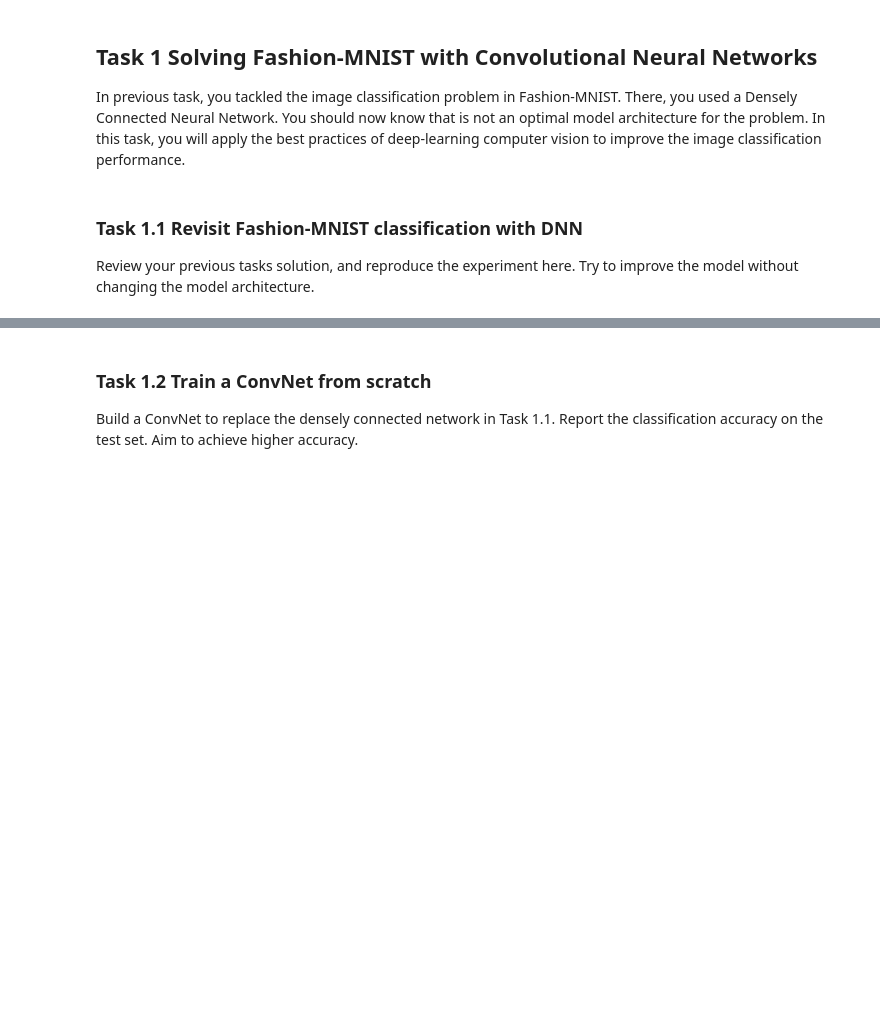
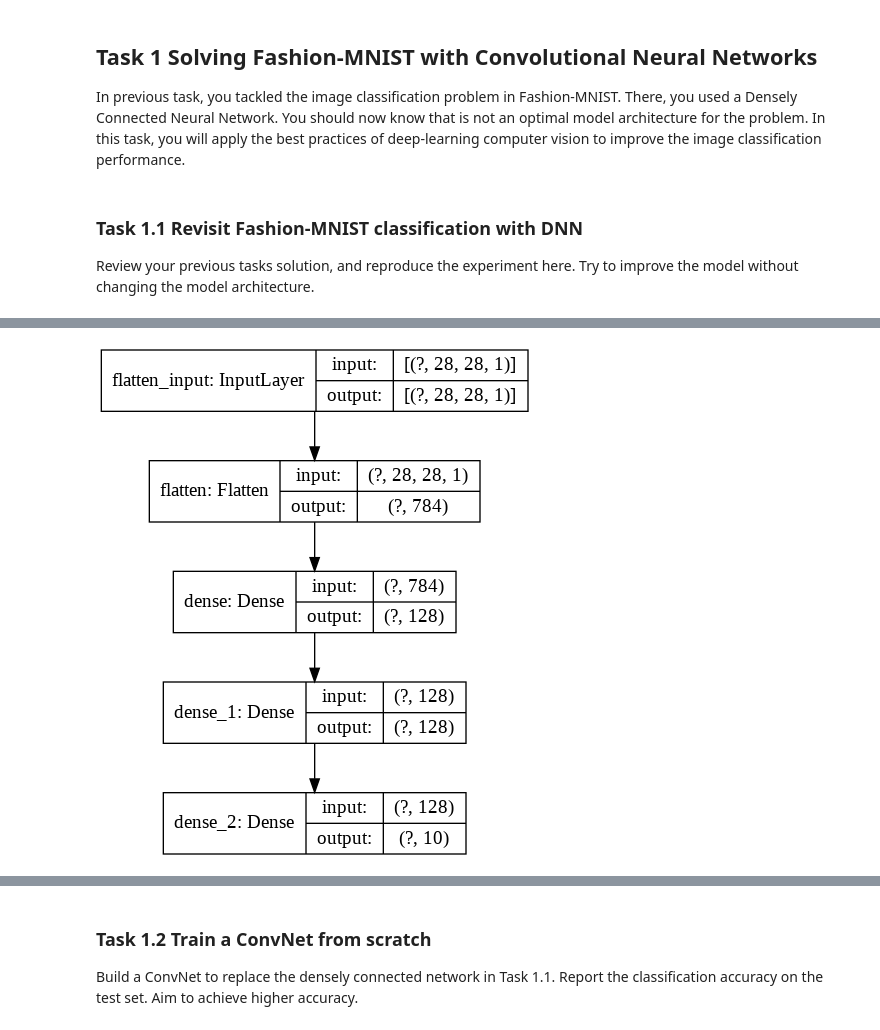
Before and after one commit to Hamza1122/Deep-Learning-Ass, a Jupyter notebook: Task_2.ipynb, the cells around one changed output, grey strips where cells are left out. Drawn from its saved outputs; the diff is of its cells as text; code cells hidden in the pictures; blank space fills up the shorter version.

```diff
--- a/Task_2.ipynb
+++ b/Task_2.ipynb
@@ -51,3 +51,78 @@ In previous task, you tackled the image classification problem in Fashion-MNIST.
 
 
 Review your previous tasks solution, and reproduce the experiment here. Try to improve the model without changing the model architecture.
+# %%
+# Loading the mnist dataset with Keras
+#importing libraries
+from keras import models, layers
+from keras.datasets import mnist
+from keras.utils import to_categorical
+from tensorflow.keras.callbacks import TensorBoard
+import matplotlib.pyplot as plt
+from keras.datasets import mnist
+import matplotlib.pyplot as plt
+from matplotlib import pyplot
+import tensorflow.compat.v2 as tf
+import tensorflow_datasets as tfds
+import numpy as np
+import time
+import keras
+tfds.disable_progress_bar()
+tf.enable_v2_behavior()
+
+
+(ds_train, ds_test), ds_info = tfds.load(
+    'fashion_mnist',
+    split=['train', 'test'],
+    shuffle_files=True,
+    with_info=True,
+)
+class_names = ['T-shirt/top', 'Trouser', 'Pullover', 'Dress', 'Coat',
+               'Sandal',      'Shirt',   'Sneaker',  'Bag',   'Ankle boot']
+
+
+# preprocessing using pipelining
+def preprocess(features):
+    image = features['image']
+    image = tf.image.resize(image, (28,28))
+    image = image / 255.0
+    return image, features['label']
+
+
+#creating input pipeline
+ds_train = ds_train.map(
+    preprocess, num_parallel_calls=tf.data.experimental.AUTOTUNE)
+
+
+#ds_train = ds_train.cache()
+ds_train = ds_train.shuffle(ds_info.splits['train'].num_examples)
+ds_train = ds_train.batch(128)
+ds_train = ds_train.prefetch(tf.data.experimental.AUTOTUNE)
+
+
+
+#creating pipeling for test images
+ds_test = ds_test.map(
+    preprocess, num_parallel_calls=tf.data.experimental.AUTOTUNE)
+ds_test = ds_test.batch(128)
+ds_test = ds_test.prefetch(tf.data.experimental.AUTOTUNE)
+
+
+import datetime
+tbCallBack = keras.callbacks.TensorBoard(log_dir='./Graph', histogram_freq=0, write_graph=True, write_images=True)
+path="logs/fit/" +datetime.datetime.now().strftime("%Y%m%d-%H%M%S")
+callback=tf.keras.callbacks.TensorBoard(log_dir=path,histogram_freq=1,write_graph=True)
+
+
+#setting up a model for training
+model = tf.keras.models.Sequential([
+  tf.keras.layers.Flatten(input_shape=(28, 28, 1)),
+  tf.keras.layers.Dense(128,activation='relu'),
+  tf.keras.layers.Dense(128,activation='relu'),
+  tf.keras.layers.Dense(10, activation='softmax')
+])
+
+from keras.utils.vis_utils import plot_model
+model.summary()
+plot_model(model, to_file='model_plot.png', show_shapes=True, show_layer_names=True)
+# %% [output]
@@ -53,0 +145 @@ Review your previous tasks solution, and reproduce the experiment here. Try to i
+[figure, added]
```
Also changed, not shown: parts of 10 cells of this notebook.
